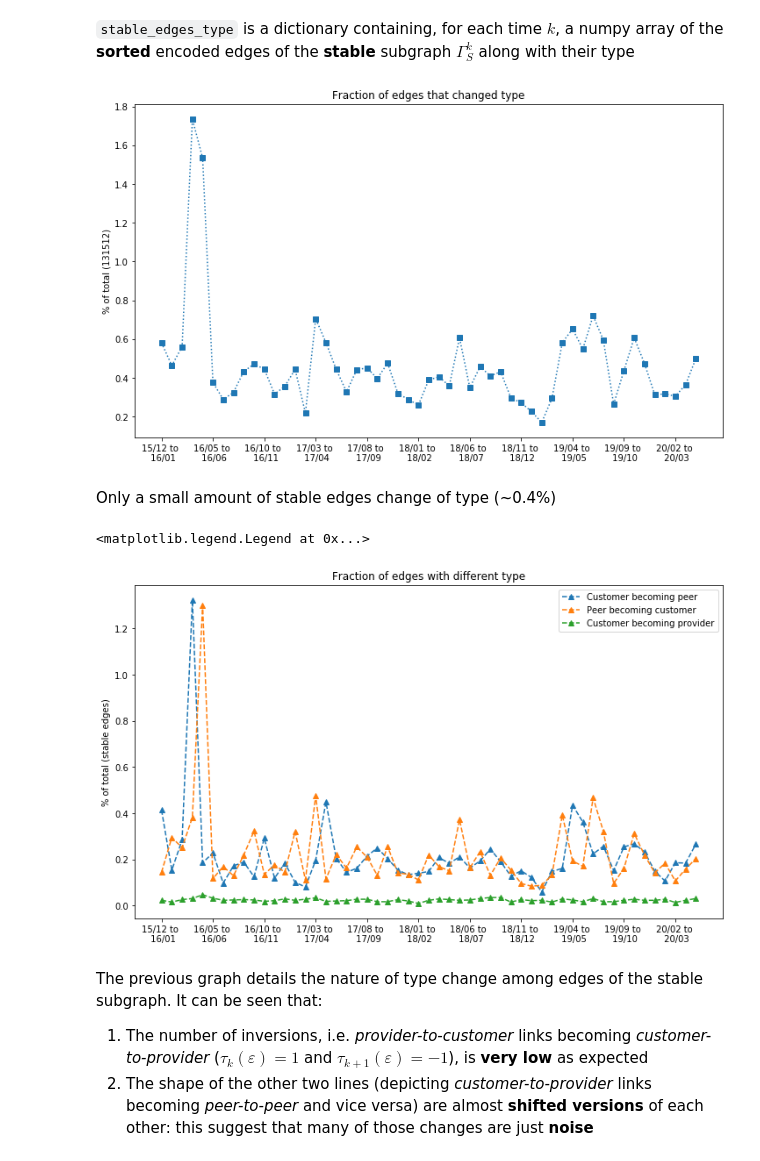
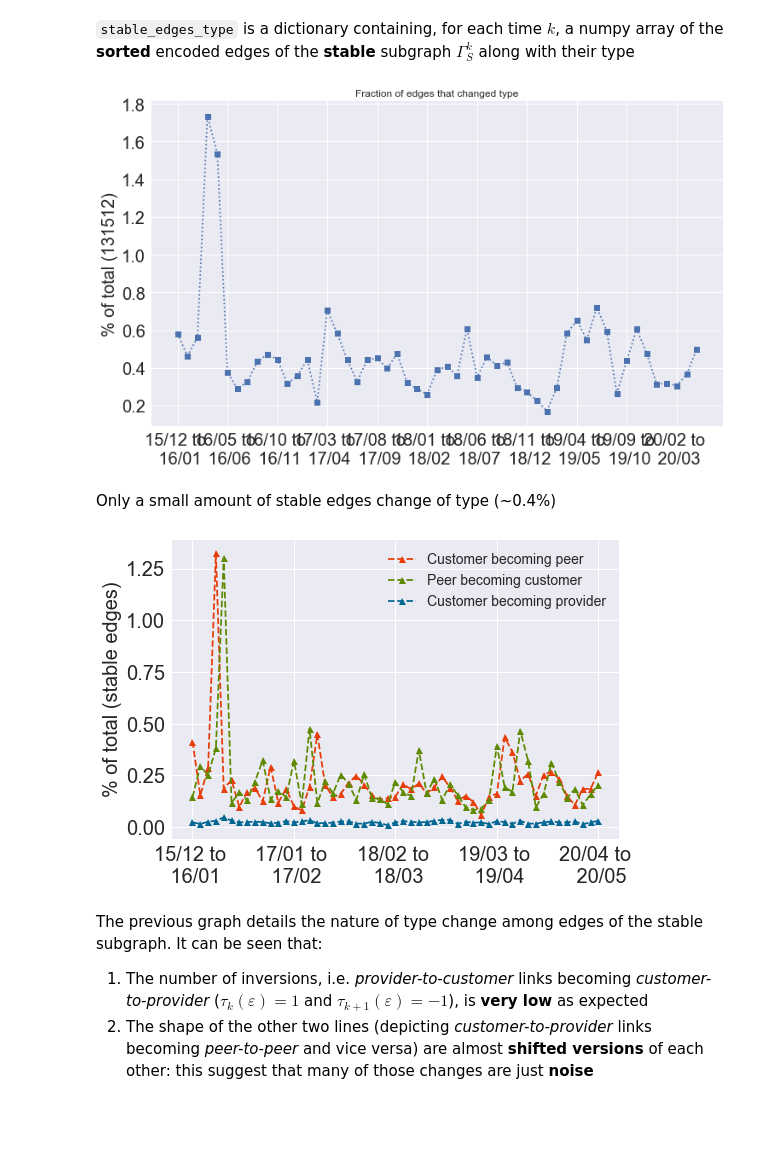
Before and after one commit to dedis/student_20_compactInternet, a Jupyter notebook: AS_evolution.ipynb, the cells around one changed output. Saved outputs shown, nothing was run; the diff lists cells and outputs as text; code cells hidden in the pictures; blank space fills up the shorter version.

```diff
--- a/AS_evolution.ipynb
+++ b/AS_evolution.ipynb
@@ -34,7 +35,19 @@ def to_date(point_key):
     return point_key[2:4] + '/' + point_key[4:]
 # %%
 # Max number of x-labels to show in graphs
-xtick_max_num = 10
+xtick_max_num = 4
+# %%
+# Set save_figures to True, to save graphs as .svg files
+save_figures = True
+def save_svg(filename):
+    if save_figures:
+        plt.savefig("./figs/" + filename + ".svg")
+# %%
+mpl.style.use("seaborn")
+mpl.rc('xtick', labelsize=20)
+mpl.rc('ytick', labelsize=20)
+mpl.rc('axes', labelsize=20)
+mpl.rc('legend', fontsize=14)
 # %% [markdown]
 ## Load CAIDA data
 # %% [markdown]
@@ -422,7 +473,7 @@ plt.title("Fraction of edges that changed type")
 plt.xticks(as_graph_x_ticks)
 plt.ylabel("%% of total (%d)" % int(stable_edges_count));
 # %% [output]
-[figure, old version]
+[figure, new version]
 # %% [markdown]
 Only a small amount of stable edges change of type (~0.4%)
 # %%
@@ -434,17 +485,17 @@ for curr, nxt in zip(x_vals[:-1], x_vals[1:]):
         np.sum((stable_edges_type[curr][:,1] * 10 + stable_edges_type[nxt][:,1]) == 9) / stable_edges_count])
 edge_type_detail = np.asarray(edge_type_detail)
 # %%
-plt.figure(figsize=(12, 7))
-plt.plot(as_graph_x_label, 2 * edge_type_detail[:,0] * 100, '^--', label="Customer becoming peer")
-plt.plot(as_graph_x_label, 2 * edge_type_detail[:,1] * 100, '^--', label="Peer becoming customer")
-plt.plot(as_graph_x_label, 2 * edge_type_detail[:,2] * 100, '^--', label="Customer becoming provider")
+#plt.figure(figsize=(12, 7))
+plt.plot(as_graph_x_label, 2 * edge_type_detail[:,0] * 100, '^--', color="#E73D0A", label="Customer becoming peer")
+plt.plot(as_graph_x_label, 2 * edge_type_detail[:,1] * 100, '^--', color="#5E8A00", label="Peer becoming customer")
+plt.plot(as_graph_x_label, 2 * edge_type_detail[:,2] * 100, '^--', color="#006793", label="Customer becoming provider")
 plt.xticks(as_graph_x_ticks)
 plt.ylabel("% of total (stable edges)")
-plt.title("Fraction of edges with different type")
+#plt.title("Fraction of edges with different type")
 plt.legend()
+save_svg("edges_types_mut")
 # %% [output]
-<matplotlib.legend.Legend at 0x...>
-[figure, old version]
+[figure, new version]
 # %% [markdown]
 The previous graph details the nature of type change among edges of the stable subgraph.
 It can be seen that:
```
Also changed, not shown: parts of 15 cells of this notebook, 1 other file.
